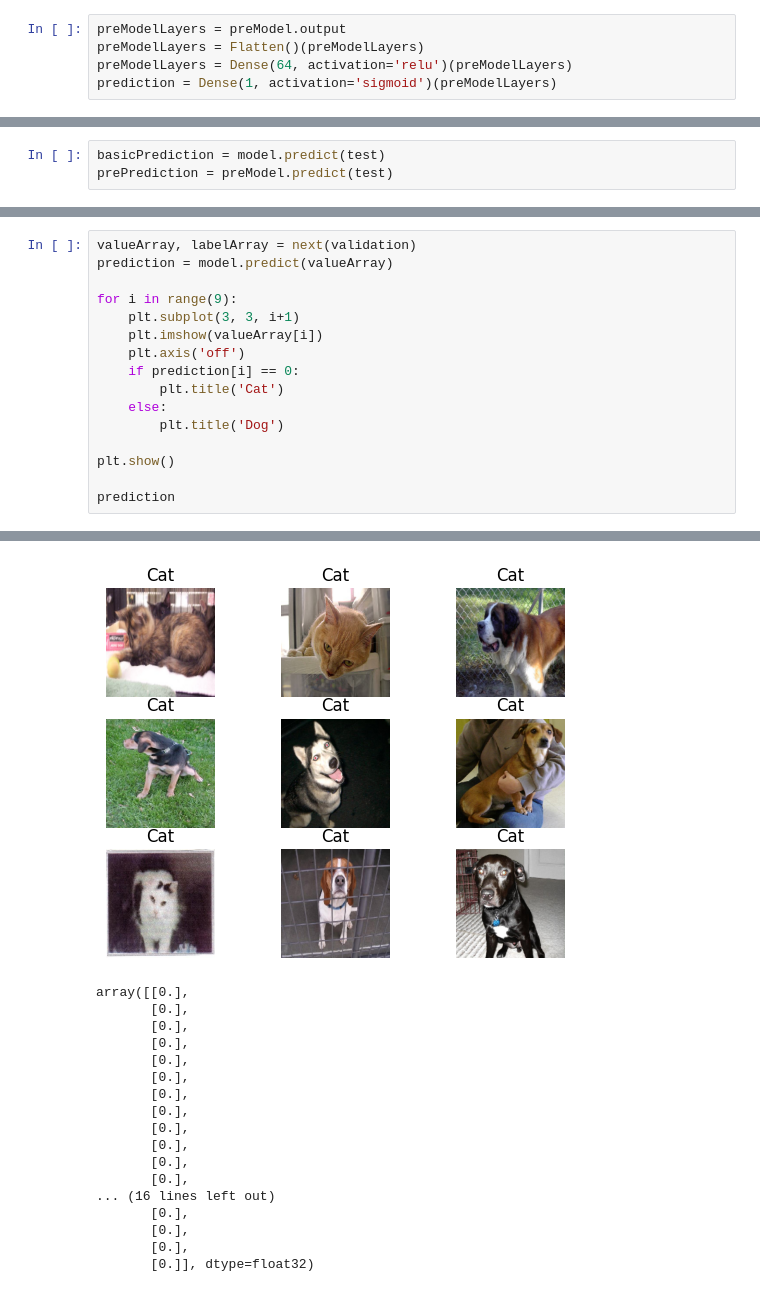
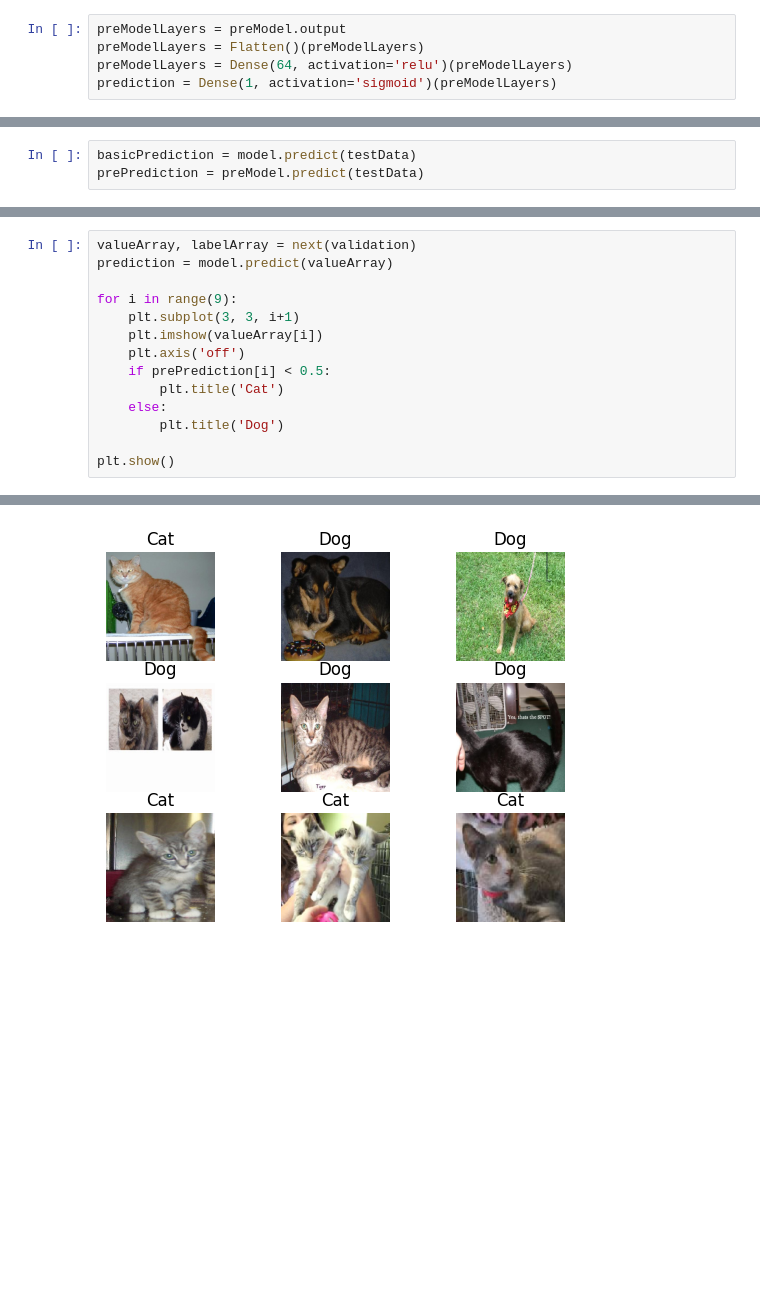
Before and after one commit to Bobblotto/Deep-Learning, a Jupyter notebook: preCNN.ipynb, the cells around one changed output, grey strips where cells are left out. Drawn from its saved outputs; the diff is of its cells as text; blank space fills up the shorter version.

```diff
--- a/preCNN.ipynb
+++ b/preCNN.ipynb
@@ -150,4 +156,4 @@ Epoch 10/10
 # %%
-basicPrediction = model.predict(test)
-prePrediction = preModel.predict(test)
+basicPrediction = model.predict(testData)
+prePrediction = preModel.predict(testData)
 # %% [output]
@@ -174,12 +181,10 @@ for i in range(9):
     plt.subplot(3, 3, i+1)
     plt.imshow(valueArray[i])
     plt.axis('off')
-    if prediction[i] == 0:
+    if prePrediction[i] < 0.5:
         plt.title('Cat')
     else:
         plt.title('Dog')
 
 plt.show()
-
-prediction
 # %% [output]
@@ -187,18 +192 @@ prediction
-[figure, old version]
+[figure, new version]
-array([[0.],
-       [0.],
-       [0.],
-       [0.],
-       [0.],
-       [0.],
-       [0.],
-       [0.],
-       [0.],
-       [0.],
-       [0.],
-       [0.],
-... (16 lines left out)
-       [0.],
-       [0.],
-       [0.],
-       [0.]], dtype=float32)
```
Also changed, not shown: parts of 9 cells of this notebook, 1 other file.
